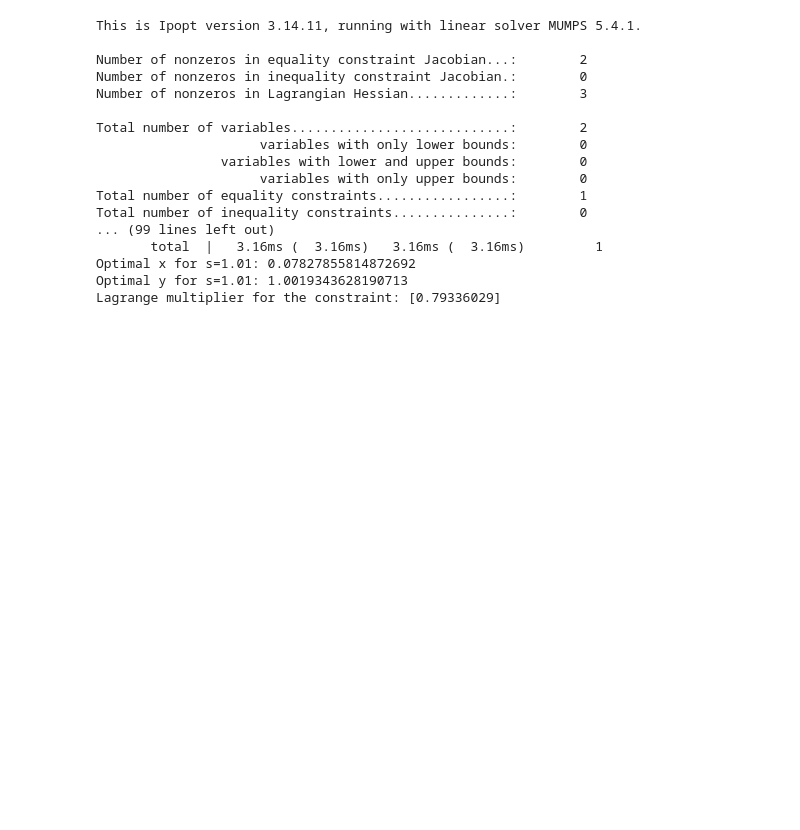
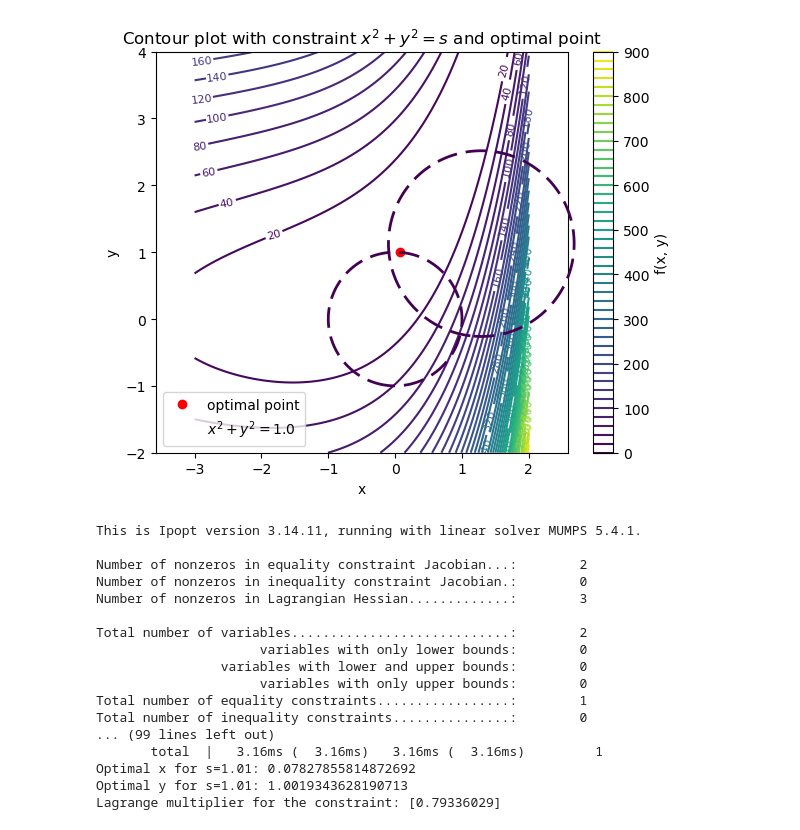
Before and after one commit to Husted42/businessAnalytics, a Jupyter notebook: Dynamic optimization/week1.ipynb, the cells around one changed output. Drawn from its saved outputs; the diff is of its cells as text; code cells hidden in the pictures; blank space fills up the shorter version.

```diff
--- a/Dynamic optimization/week1.ipynb
+++ b/Dynamic optimization/week1.ipynb
@@ -132,6 +122,45 @@ Total number of inequality constraints...............:        0
 Optimal x: 0.07465206533804365
 Optimal y: 0.9972096415201593
 Lagrange multiplier for the constraint: [0.80524233]
+# %%
+import numpy as np
+import matplotlib.pyplot as plt
+
+# --- your existing definitions ---
+# assumes: b, x_opt, y_opt are already defined elsewhere
+s = 1.0
+
+x_vals = np.linspace(-3, 2, 400)
+y_vals = np.linspace(-2, 4, 400)
+X, Y = np.meshgrid(x_vals, y_vals)
+
+# objective
+Z = (X - 1)**2 + b * (Y - np.exp(X))**2
+
+# --- plot ---
+plt.figure(figsize=(6,5))
+CS = plt.contour(X, Y, Z, levels=50)
+plt.clabel(CS, inline=True, fontsize=8)
+
+# plot g(x,y) = s i.e., x^2 + y^2 = s
+constraint = plt.contour(X, Y, X**2 + Y**2, levels=[s], linewidths=2, linestyles='--')
+
+# mark the (presumed) optimal point
+plt.plot(x_opt, y_opt, 'ro', label='optimal point')
+
+# legend entry for the constraint
+constraint.collections[0].set_label(r'$x^2 + y^2 = {}$'.format(s))
+plt.legend(loc='best')
+
+plt.title('Contour plot with constraint $x^2+y^2=s$ and optimal point')
+plt.xlabel('x')
+plt.ylabel('y')
+plt.colorbar(CS, label='f(x, y)')
+plt.axis('equal')  # keep the circle looking like a circle
+plt.tight_layout()
+plt.show()
+# %% [output]
+[figure, added]
 # %%
 # Define variables
 x = ca.SX.sym('x')
```
Also changed, not shown: parts of 16 cells of this notebook, 4 other files.
